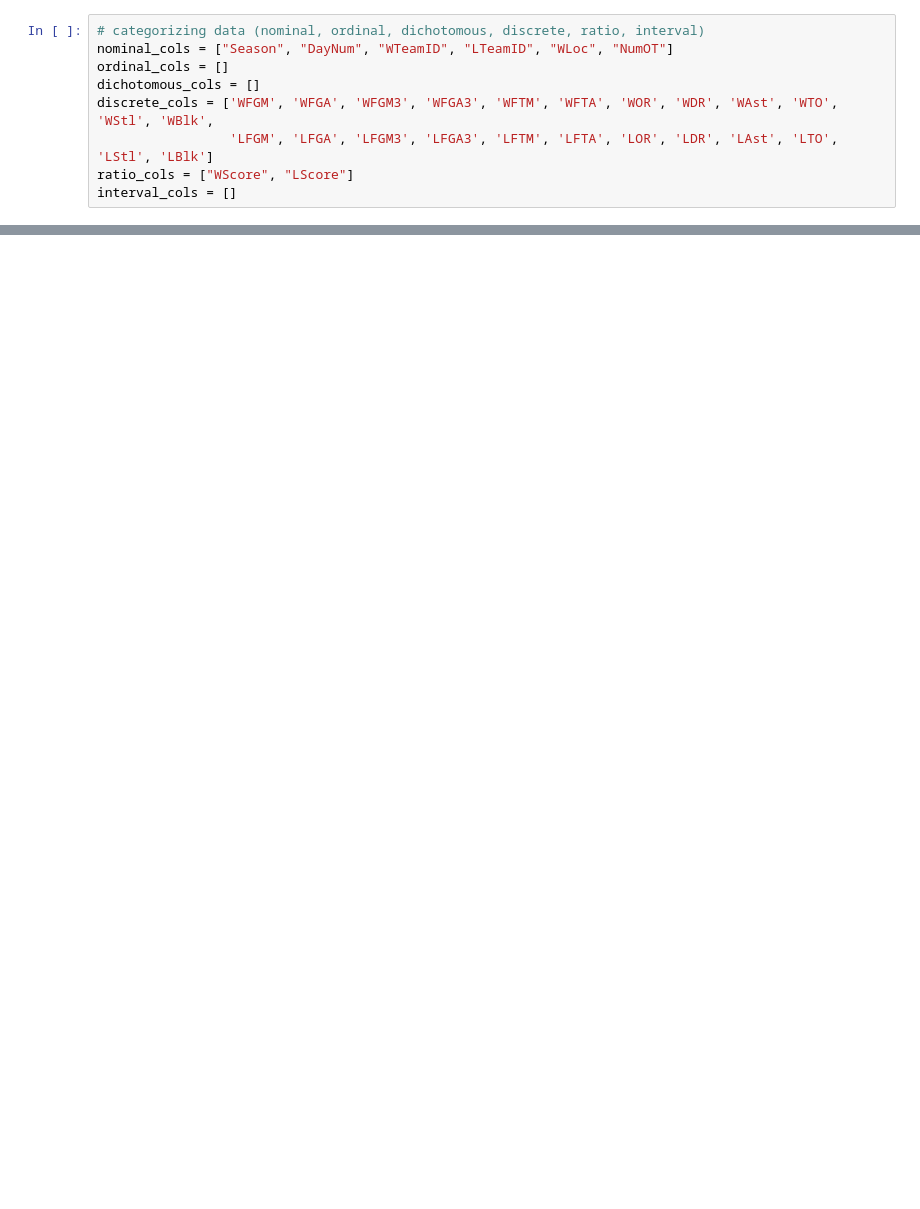
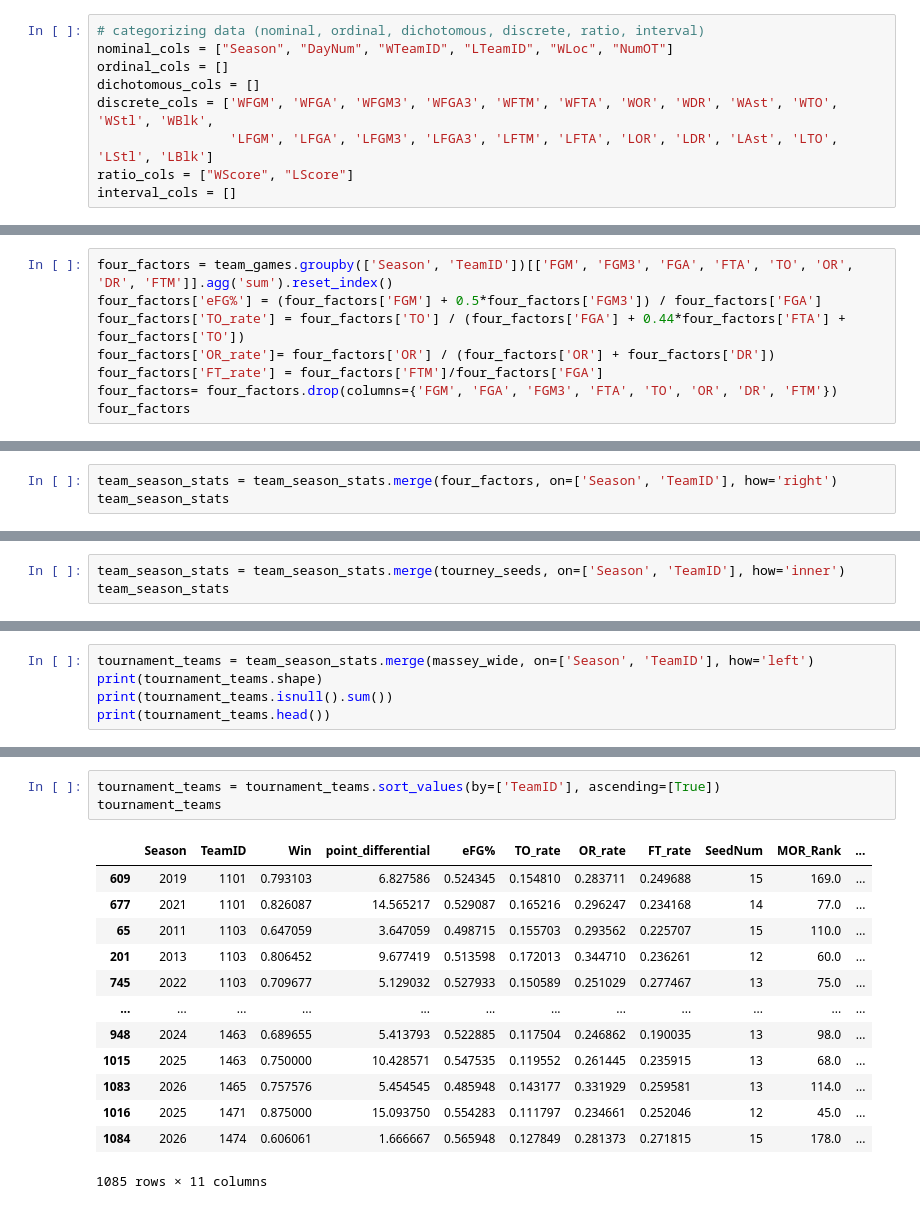
Before and after one commit to ujjwalbasnyat/march-matchup-inference-pipeline, a Jupyter notebook: data_science/notebook.ipynb, the cells around one changed output, grey strips where cells are left out. Saved outputs shown, nothing was run; the diff lists cells and outputs as text; blank space fills up the shorter version.

```diff
--- a/data_science/notebook.ipynb
+++ b/data_science/notebook.ipynb
@@ -63,0 +290,8 @@ df_filtered.head()
+# %%
+four_factors = team_games.groupby(['Season', 'TeamID'])[['FGM', 'FGM3', 'FGA', 'FTA', 'TO', 'OR', 'DR', 'FTM']].agg('sum').reset_index()
+four_factors['eFG%'] = (four_factors['FGM'] + 0.5*four_factors['FGM3']) / four_factors['FGA']
+four_factors['TO_rate'] = four_factors['TO'] / (four_factors['FGA'] + 0.44*four_factors['FTA'] + four_factors['TO'])
+four_factors['OR_rate']= four_factors['OR'] / (four_factors['OR'] + four_factors['DR'])
+four_factors['FT_rate'] = four_factors['FTM']/four_factors['FGA']
+four_factors= four_factors.drop(columns={'FGM', 'FGA', 'FGM3', 'FTA', 'TO', 'OR', 'DR', 'FTM'})
+four_factors
@@ -63,0 +312,3 @@ df_filtered.head()
+# %%
+team_season_stats = team_season_stats.merge(four_factors, on=['Season', 'TeamID'], how='right')
+team_season_stats
@@ -63,0 +372,3 @@ df_filtered.head()
+# %%
+team_season_stats = team_season_stats.merge(tourney_seeds, on=['Season', 'TeamID'], how='inner')
+team_season_stats
@@ -63,0 +414,5 @@ df_filtered.head()
+# %%
+tournament_teams = team_season_stats.merge(massey_wide, on=['Season', 'TeamID'], how='left')
+print(tournament_teams.shape)
+print(tournament_teams.isnull().sum())
+print(tournament_teams.head())
@@ -63,0 +437,17 @@ df_filtered.head()
+# %%
+tournament_teams = tournament_teams.sort_values(by=['TeamID'], ascending=[True])
+tournament_teams
+# %% [output]
+|  | Season | TeamID | Win | point_differential | eFG% | TO_rate | OR_rate | FT_rate | SeedNum | MOR_Rank | ... |
+| 609 | 2019 | 1101 | 0.793103 | 6.827586 | 0.524345 | 0.154810 | 0.283711 | 0.249688 | 15 | 169.0 | ... |
+| 677 | 2021 | 1101 | 0.826087 | 14.565217 | 0.529087 | 0.165216 | 0.296247 | 0.234168 | 14 | 77.0 | ... |
+| 65 | 2011 | 1103 | 0.647059 | 3.647059 | 0.498715 | 0.155703 | 0.293562 | 0.225707 | 15 | 110.0 | ... |
+| 201 | 2013 | 1103 | 0.806452 | 9.677419 | 0.513598 | 0.172013 | 0.344710 | 0.236261 | 12 | 60.0 | ... |
+| 745 | 2022 | 1103 | 0.709677 | 5.129032 | 0.527933 | 0.150589 | 0.251029 | 0.277467 | 13 | 75.0 | ... |
+| ... | ... | ... | ... | ... | ... | ... | ... | ... | ... | ... | ... |
+| 948 | 2024 | 1463 | 0.689655 | 5.413793 | 0.522885 | 0.117504 | 0.246862 | 0.190035 | 13 | 98.0 | ... |
+| 1015 | 2025 | 1463 | 0.750000 | 10.428571 | 0.547535 | 0.119552 | 0.261445 | 0.235915 | 13 | 68.0 | ... |
+| 1083 | 2026 | 1465 | 0.757576 | 5.454545 | 0.485948 | 0.143177 | 0.331929 | 0.259581 | 13 | 114.0 | ... |
+| 1016 | 2025 | 1471 | 0.875000 | 15.093750 | 0.554283 | 0.111797 | 0.234661 | 0.252046 | 12 | 45.0 | ... |
+| 1084 | 2026 | 1474 | 0.606061 | 1.666667 | 0.565948 | 0.127849 | 0.281373 | 0.271815 | 15 | 178.0 | ... |
+1085 rows × 11 columns
```
Also changed, not shown: parts of 28 cells of this notebook.
